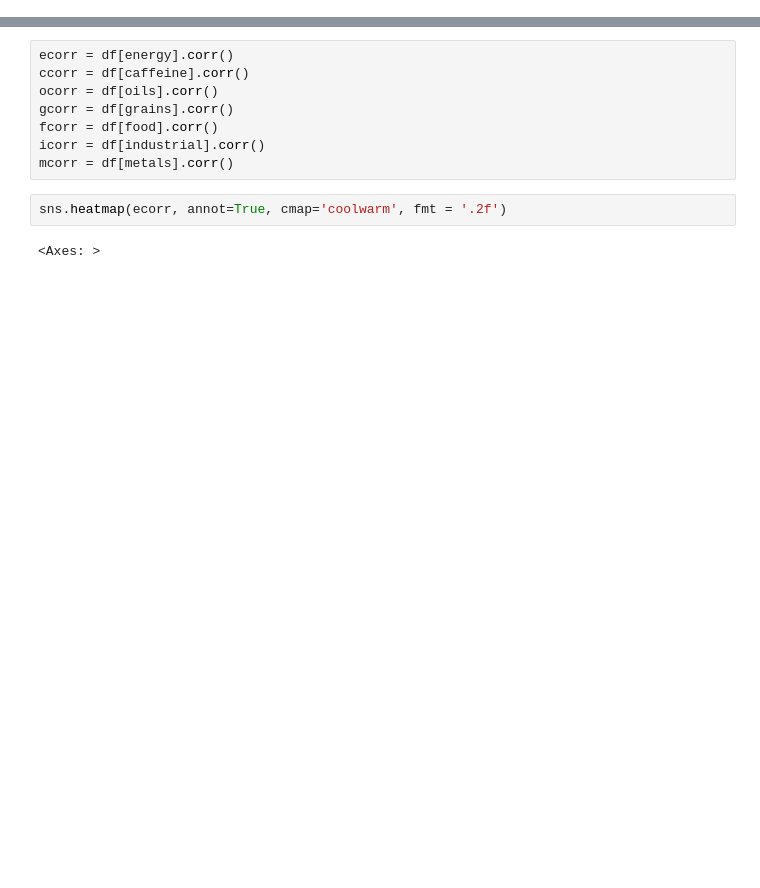
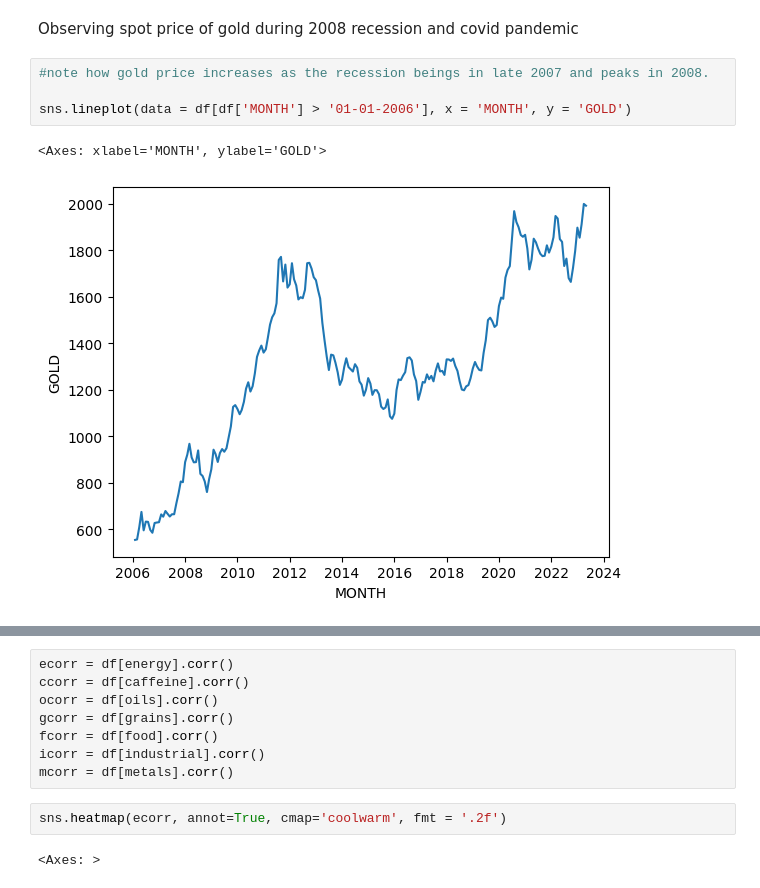
Before and after one commit to benbesthof/GoldenModel, a Jupyter notebook: COMSEDA.ipynb, the cells around one changed output, grey strips where cells are left out. Saved outputs shown, nothing was run; the diff lists cells and outputs as text; blank space fills up the shorter version.

```diff
--- a/COMSEDA.ipynb
+++ b/COMSEDA.ipynb
@@ -122 +130,10 @@ sns.lineplot(data = df, x = 'MONTH', y = 'GOLD')
+# %% [markdown]
+Observing spot price of gold during 2008 recession and covid pandemic
+# %%
+#note how gold price increases as the recession beings in late 2007 and peaks in 2008.
+
+sns.lineplot(data = df[df['MONTH'] > '01-01-2006'], x = 'MONTH', y = 'GOLD')
+# %% [output]
+<Axes: xlabel='MONTH', ylabel='GOLD'>
+[figure, added]
 # %%
```
Also changed, not shown: parts of 33 cells of this notebook, 1 other file.
